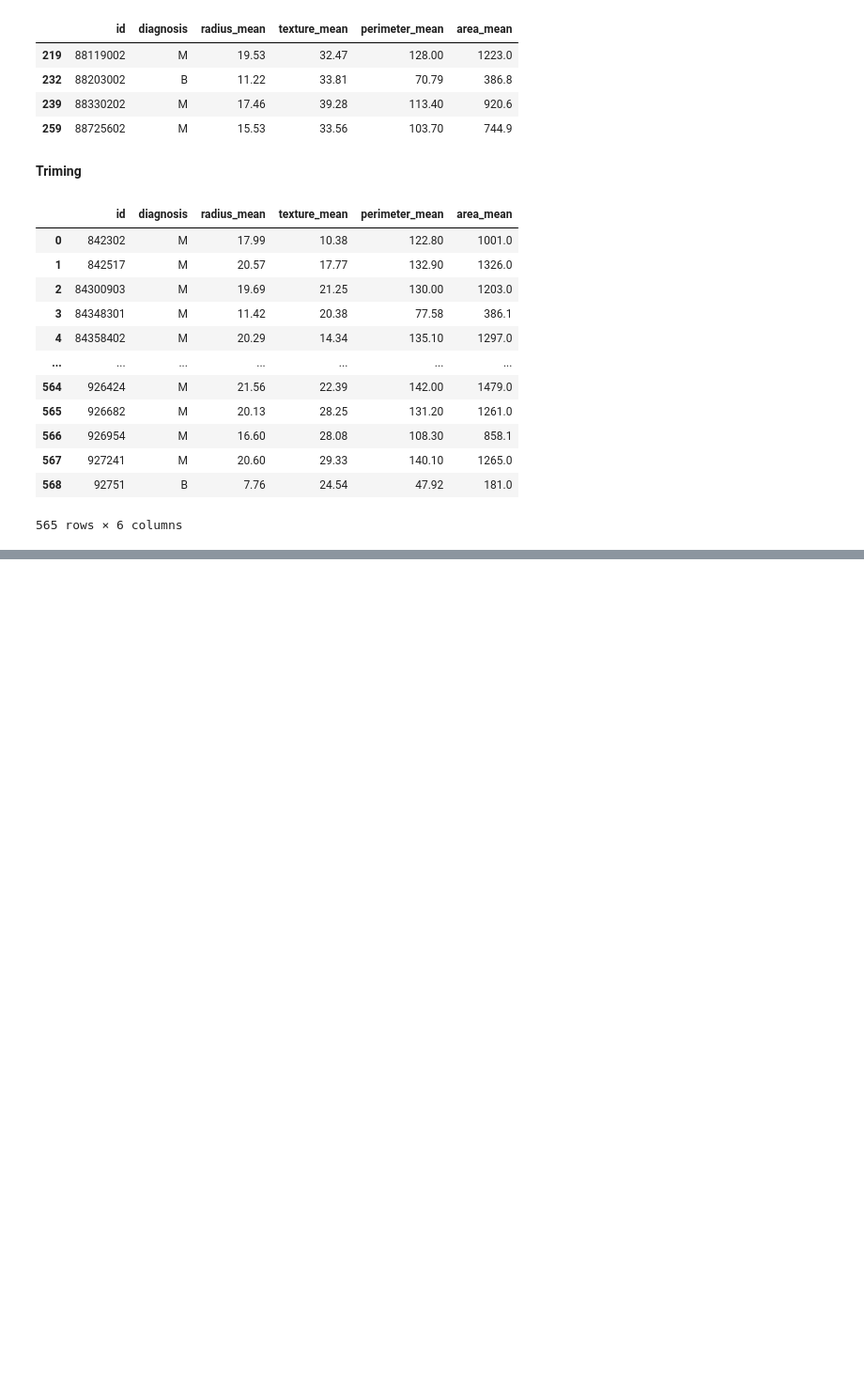
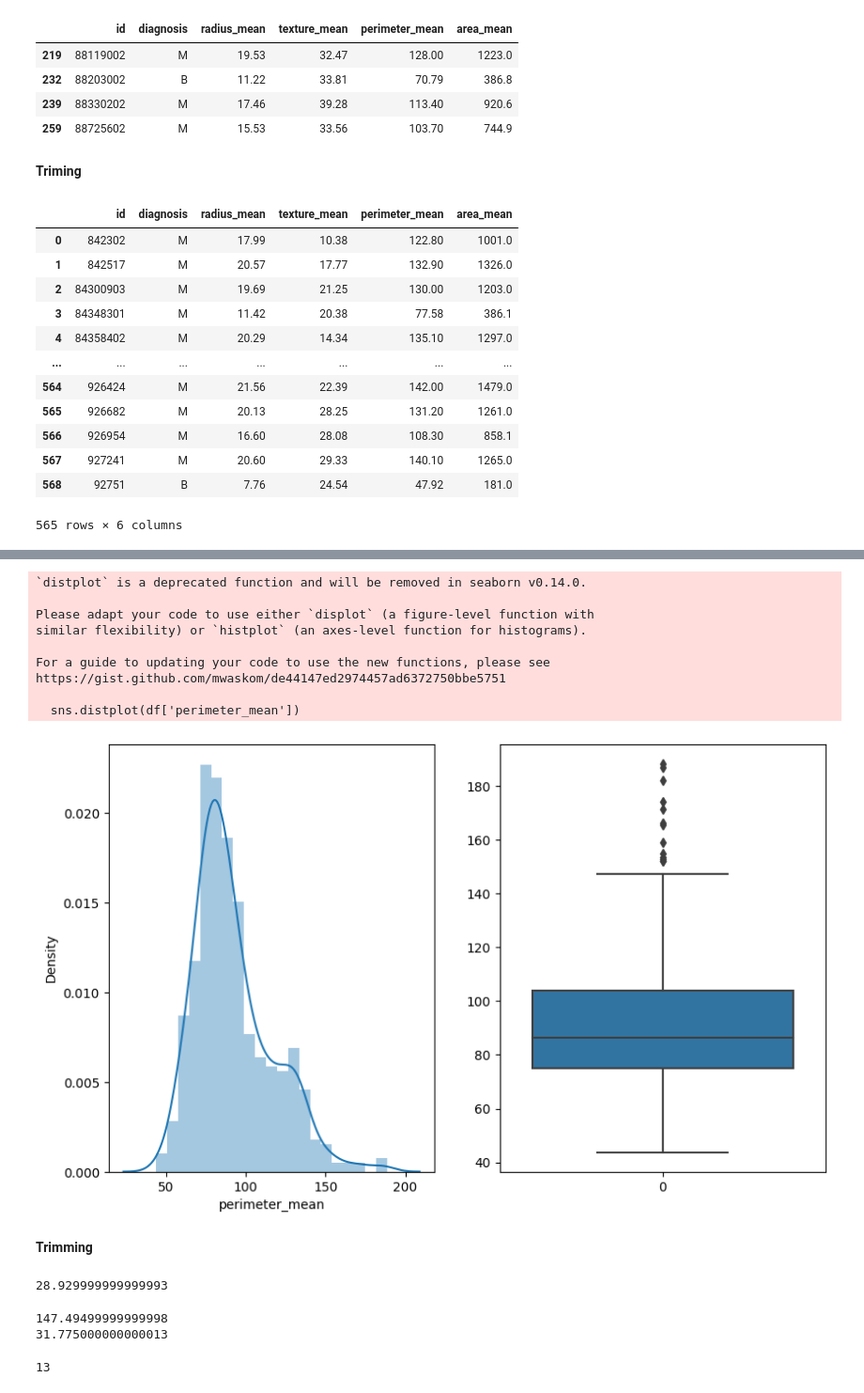
Before and after one commit to NoobPro004/Python, a Jupyter notebook: Machine Learning/Outliers Detection/using-Z-Score/zScore.ipynb, the cells around one changed output, grey strips where cells are left out. Shown at 94% size. Drawn from its saved outputs; the diff is of its cells as text; code cells hidden in the pictures; blank space fills up the shorter version.

Commit message:
upto IQR method outliers

```diff
--- a/Machine Learning/Outliers Detection/using-Z-Score/zScore.ipynb
+++ b/Machine Learning/Outliers Detection/using-Z-Score/zScore.ipynb
@@ -129,0 +132,2 @@ new_df
+# %%
+df['texture_zscore'] = (df['texture_mean']-df['texture_mean'].mean())/df['texture_mean'].std()
@@ -129,0 +177,5 @@ new_df
+# %%
+upper_limit = df['texture_mean'].mean() + 3*df['texture_mean'].std()
+lower_limit = df['texture_mean'].mean() - 3*df['texture_mean'].std()
+print(upper_limit)
+print(lower_limit)
@@ -129,0 +185,2 @@ new_df
+# %%
+df['texture_mean'] = np.where(df['texture_mean'] > upper_limit,upper_limit,np.where(df['texture_mean']<lower_limit,lower_limit,df['texture_mean']))
@@ -129,0 +213,22 @@ new_df
+# %%
+plt.figure(figsize=(10,6))
+plt.subplot(1,2,1)
+sns.distplot(df['perimeter_mean'])
+
+plt.subplot(1,2,2)
+sns.boxplot(df['perimeter_mean'])
+
+plt.show()
+# %% [output]
+`distplot` is a deprecated function and will be removed in seaborn v0.14.0.
+
+Please adapt your code to use either `displot` (a figure-level function with
+similar flexibility) or `histplot` (an axes-level function for histograms).
+
+For a guide to updating your code to use the new functions, please see
+https://gist.github.com/mwaskom/de44147ed2974457ad6372750bbe5751
+
+  sns.distplot(df['perimeter_mean'])
+[figure, added]
+# %% [markdown]
+**Trimming**
@@ -129,0 +238,13 @@ new_df
+# %%
+IQR = q3-q1
+IQR
+# %% [output]
+28.929999999999993
+# %%
+upper_limit = q3+1.5*IQR
+lower_limit = q1-1.5*IQR
+print(upper_limit)
+print(lower_limit)
+# %% [output]
+147.49499999999998
+31.775000000000013
@@ -129,0 +253,4 @@ new_df
+# %%
+len(outliers)
+# %% [output]
+13
```
Also changed, not shown: parts of 18 cells of this notebook.
